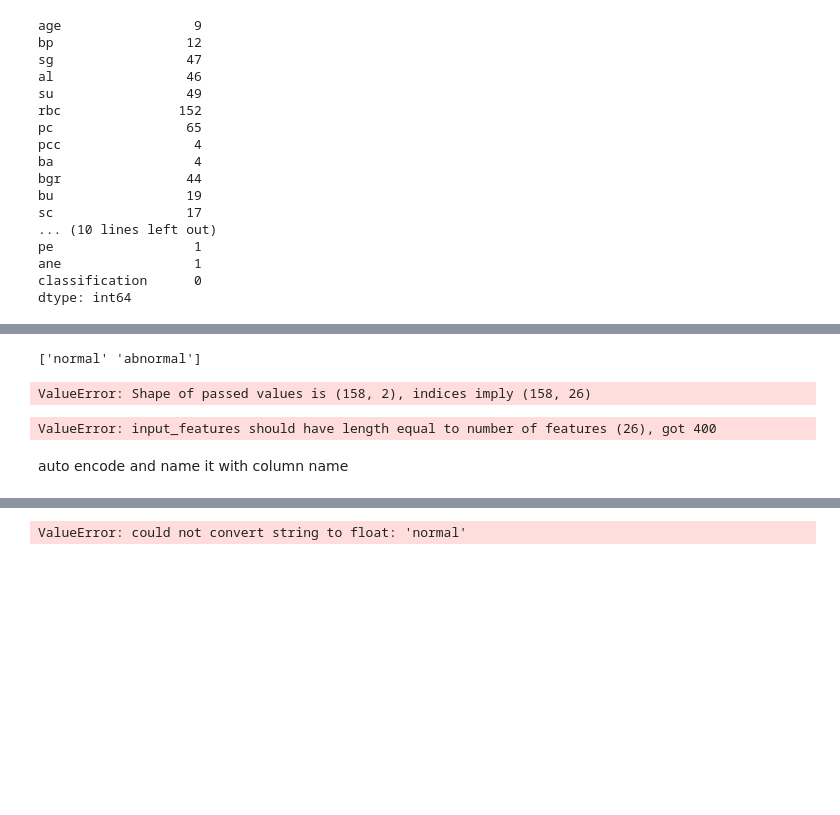
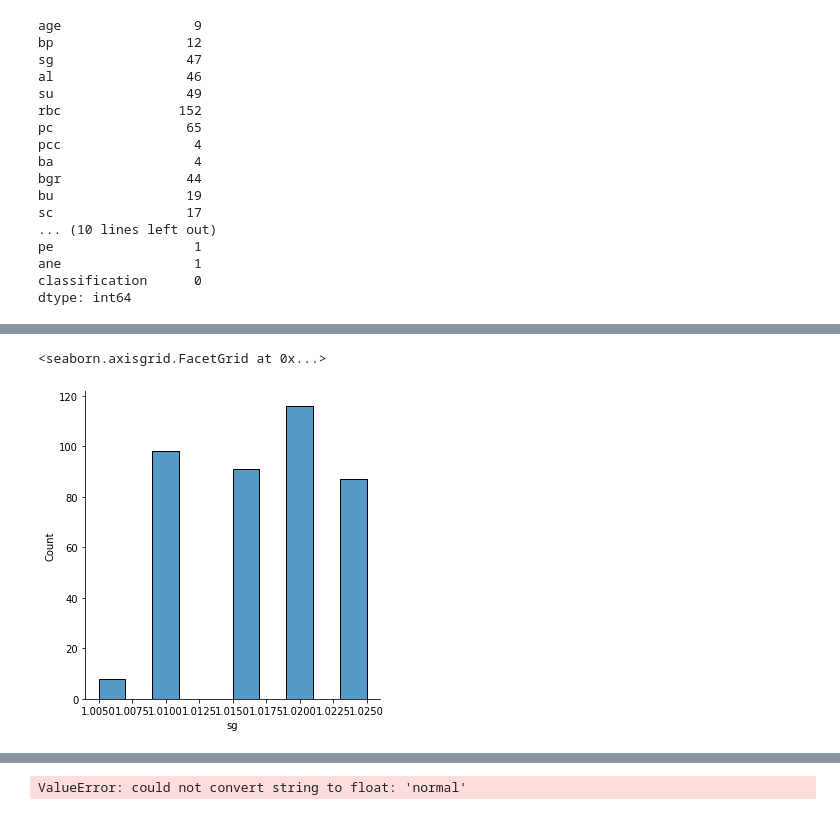
Before and after one commit to R3AlL3nGz3i/kidney_disease_identification, a Jupyter notebook: heart_disease_ml.ipynb, the cells around one changed output, grey strips where cells are left out. Saved outputs shown, nothing was run; the diff lists cells and outputs as text; code cells hidden in the pictures; blank space fills up the shorter version.

```diff
--- a/heart_disease_ml.ipynb
+++ b/heart_disease_ml.ipynb
@@ -140,28 +155,5 @@ df.groupby('classification').mean()
-# %%
-print(df['rbc'].unique())
-
-onehotencoder = OneHotEncoder()
-X = onehotencoder.fit_transform(df.rbc.values.reshape(-1,1)).toarray()
-dfOneHot = pd.DataFrame(X, columns = ["rbc_"+str(int(i)) for i in range(df.shape[1])])
-df = pd.concat([df, dfOneHot], axis=1)
-
-#droping the country column
-df= df.drop(['rbc'], axis=1)
-#printing to verify
-print(df.head())
-# %% [output]
-['normal' 'abnormal']
-ValueError: Shape of passed values is (158, 2), indices imply (158, 26)
-# %%
-onehot_encoder = OneHotEncoder()
-encoder_df = pd.DataFrame(onehot_encoder.fit_transform(df[['rbc']]).toarray())
-#final_df = df.join(encoder_df)
-
-encoder_df.columns = onehot_encoder.get_feature_names(['rbc'])
-
-final_df= pd.concat([df, encoder_df ], axis=1)
-print(final_df.head)
-# %% [output]
-ValueError: input_features should have length equal to number of features (26), got 400
-# %% [markdown]
-auto encode and name it with column name
+# %%
+sns.displot(df['sg'])
+# %% [output]
+<seaborn.axisgrid.FacetGrid at 0x...>
+[figure, added]
```
Also changed, not shown: parts of 13 cells of this notebook.
